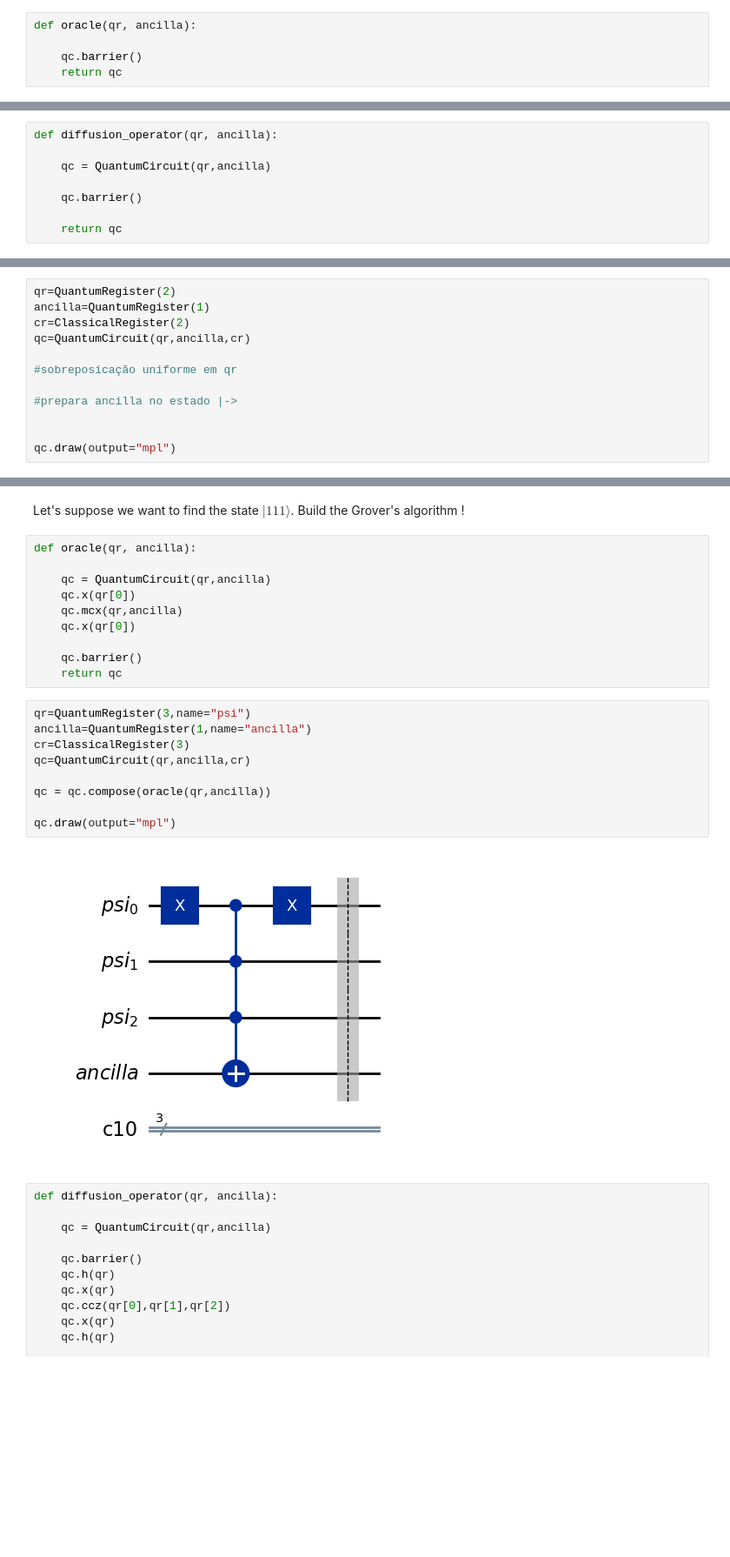
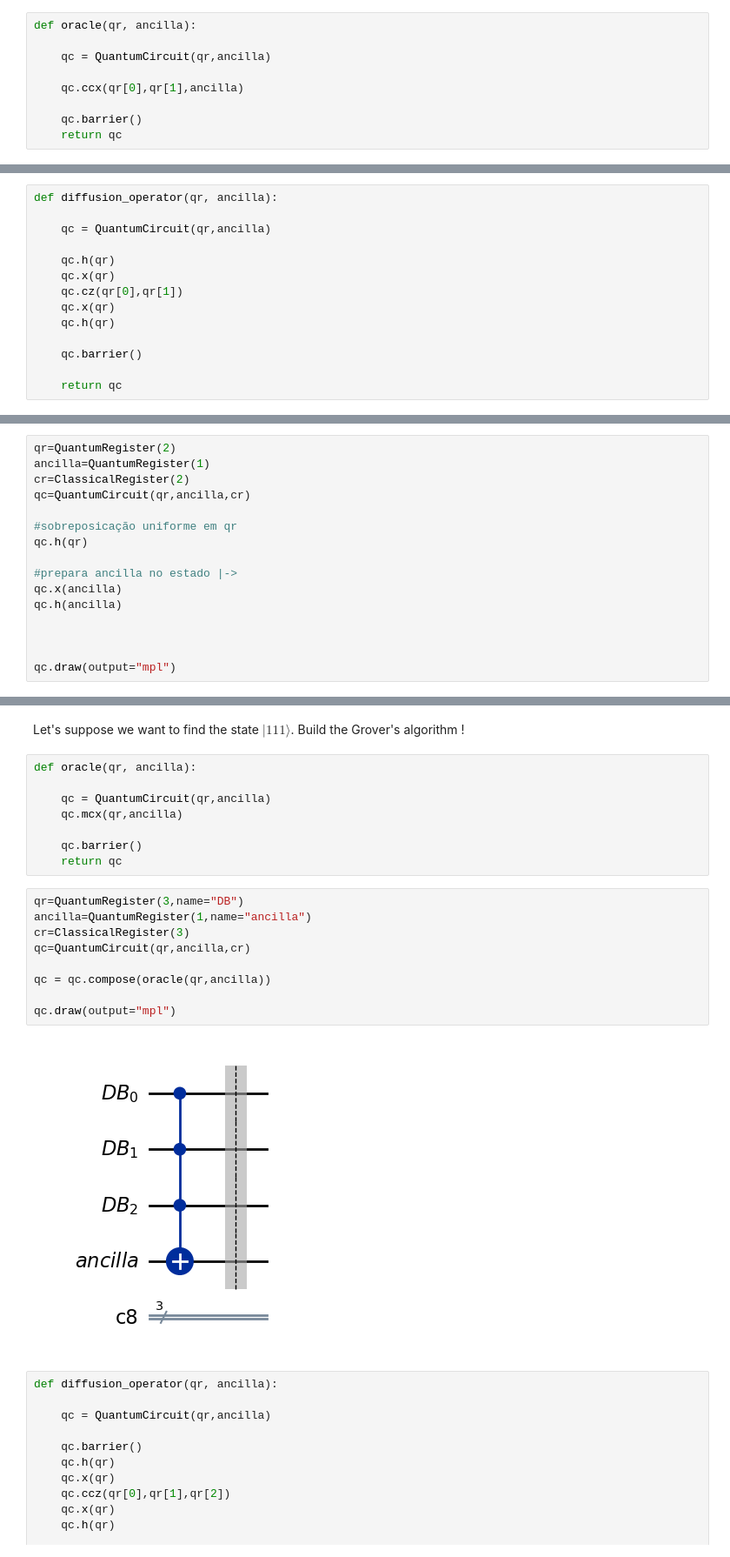
Before and after one commit to arcalab/ic-2324, a Jupyter notebook: TP/23_24/Lecture 4 - Grover/lecture_4_grover_sol.ipynb, the cells around one changed output, grey strips where cells are left out. Shown: that part at 87% size. Saved outputs shown, nothing was run; the diff lists cells and outputs as text; blank space fills up the shorter version.

```diff
--- a/TP/23_24/Lecture 4 - Grover/lecture_4_grover_sol.ipynb
+++ b/TP/23_24/Lecture 4 - Grover/lecture_4_grover_sol.ipynb
@@ -245,6 +246,10 @@ plot_distribution(counts)
 # %%
 def oracle(qr, ancilla):
 
+    qc = QuantumCircuit(qr,ancilla)
+
+    qc.ccx(qr[0],qr[1],ancilla)
+
     qc.barrier()
     return qc
 # %%
@@ -260,6 +267,12 @@ def diffusion_operator(qr, ancilla):
 
     qc = QuantumCircuit(qr,ancilla)
 
+    qc.h(qr)
+    qc.x(qr)
+    qc.cz(qr[0],qr[1])
+    qc.x(qr)
+    qc.h(qr)
+
     qc.barrier()
 
     return qc
@@ -278,8 +293,12 @@ cr=ClassicalRegister(2)
 qc=QuantumCircuit(qr,ancilla,cr)
 
 #sobreposicação uniforme em qr
+qc.h(qr)
 
 #prepara ancilla no estado |->
+qc.x(ancilla)
+qc.h(ancilla)
+
 
 
 qc.draw(output="mpl")
@@ -309,23 +334,21 @@ Build the Grover's algorithm !
 def oracle(qr, ancilla):
 
     qc = QuantumCircuit(qr,ancilla)
-    qc.x(qr[0])
     qc.mcx(qr,ancilla)
-    qc.x(qr[0])
 
     qc.barrier()
     return qc
 # %%
-qr=QuantumRegister(3,name="psi")
+qr=QuantumRegister(3,name="DB")
 ancilla=QuantumRegister(1,name="ancilla")
 cr=ClassicalRegister(3)
 qc=QuantumCircuit(qr,ancilla,cr)
 
 qc = qc.compose(oracle(qr,ancilla))
 
 qc.draw(output="mpl")
 # %% [output]
-[figure, old version]
+[figure, new version]
 # %%
 def diffusion_operator(qr, ancilla):
 
```
Also changed, not shown: parts of 20 cells of this notebook, 2 other files.
